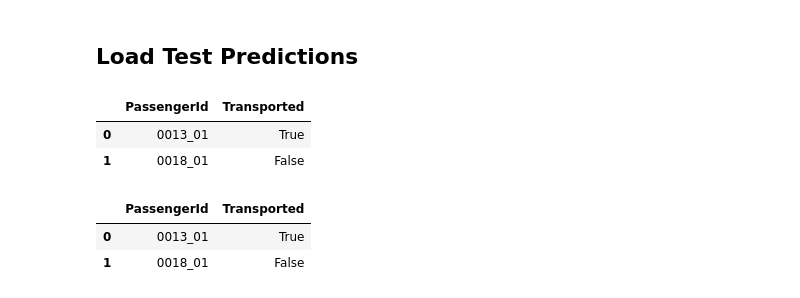
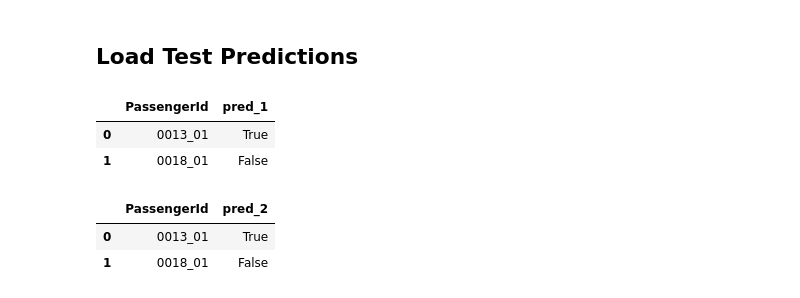
Before and after one commit to melling/ml-kaggle-spaceship-titanic, a Jupyter notebook: spaceship-titanic-xgb-lgbm-blend.ipynb, the cells around one changed output. Saved outputs shown, nothing was run; the diff lists cells and outputs as text; code cells hidden in the pictures.

```diff
--- a/spaceship-titanic-xgb-lgbm-blend.ipynb
+++ b/spaceship-titanic-xgb-lgbm-blend.ipynb
@@ -1073,13 +1073,16 @@ train_df.head()
 # %%
 df_test1 = pd.read_csv("../working/submission_xgb1.csv")
 df_test2 = pd.read_csv("../working/submission_lgbm1.csv")
 
+df_test1 = df_test1.rename(columns={TARGET: "pred_1"})
+df_test2 = df_test2.rename(columns={TARGET: "pred_2"})
+
 display(df_test1.head(2))
 display(df_test2.head(2))
 # %% [output]
-|  | PassengerId | Transported |
+|  | PassengerId | pred_1 |
 | 0 | 0013_01 | True |
 | 1 | 0018_01 | False |
-|  | PassengerId | Transported |
+|  | PassengerId | pred_2 |
 | 0 | 0013_01 | True |
 | 1 | 0018_01 | False |
```
Also changed, not shown: parts of 12 cells of this notebook.
